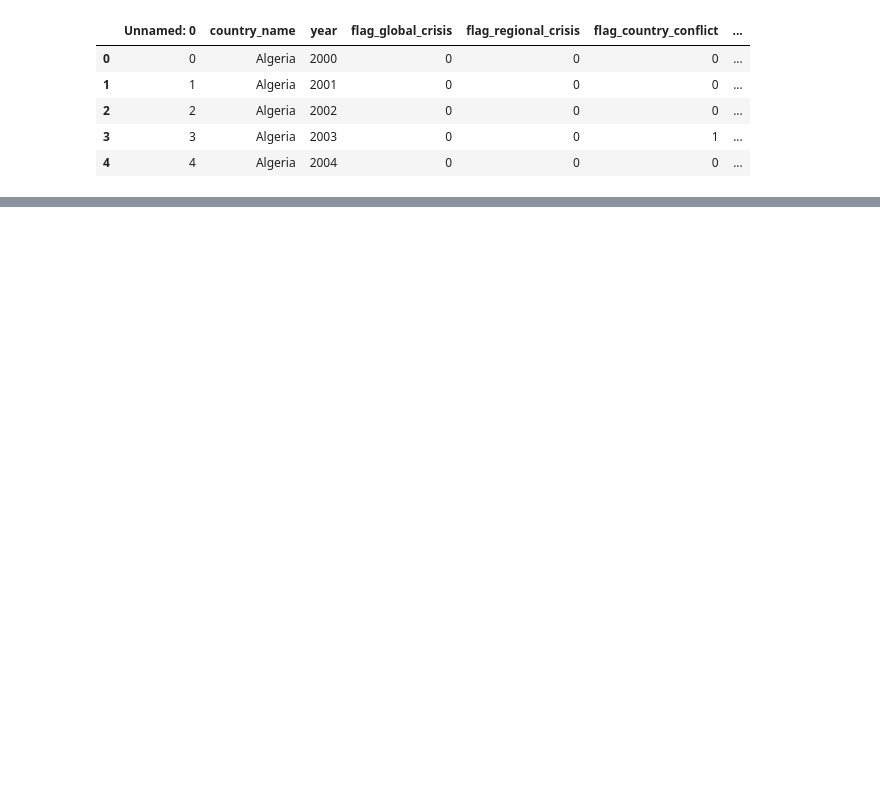
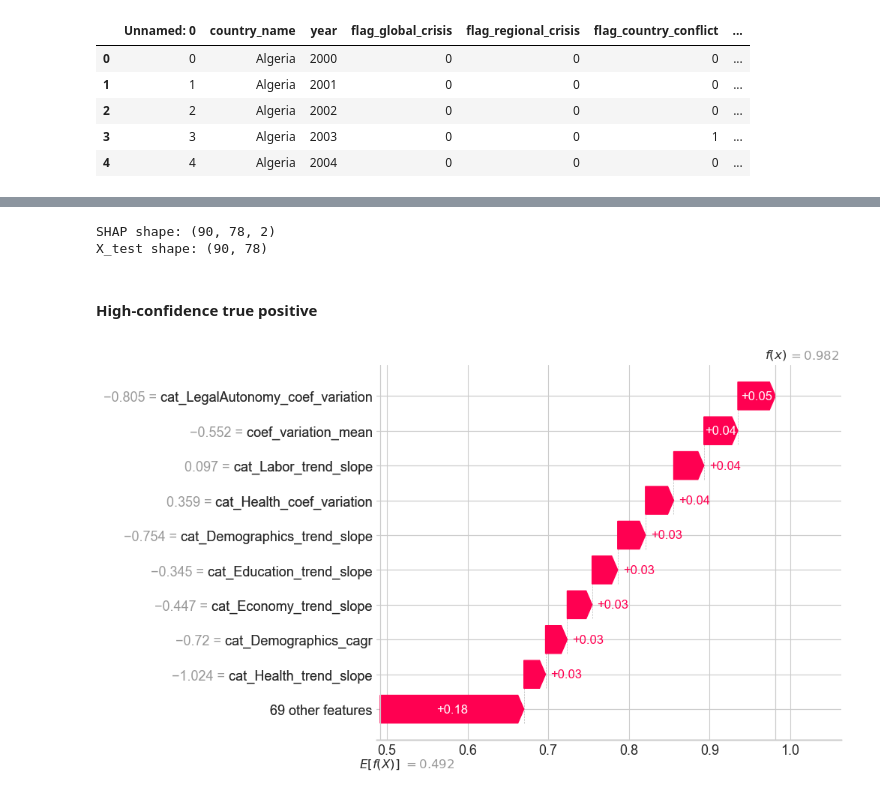
Before and after one commit to daniehben/worldbank-api-pipeline, a Jupyter notebook: notebooks/classification.ipynb, the cells around one changed output, grey strips where cells are left out. Cells and saved outputs as stored; diff of their text form; code cells hidden in the pictures; blank space fills up the shorter version.

```diff
--- a/notebooks/classification.ipynb
+++ b/notebooks/classification.ipynb
@@ -52,0 +793,19 @@ df.head()
+# %%
+# 1) High-confidence True Positive
+tp_high = cases[
+    (cases["y_true"] == 1) & (cases["y_pred"] == 1)
+].sort_values("p1", ascending=False).iloc[0]
+
+# 2) Borderline True Positive (lowest probability among positives)
+tp_borderline = cases[
+    (cases["y_true"] == 1) & (cases["y_pred"] == 1)
+].sort_values("p1", ascending=True).iloc[0]
+
+# 3) High-confidence True Negative
+tn_high = cases[
+    (cases["y_true"] == 0) & (cases["y_pred"] == 0)
+].sort_values("p1", ascending=True).iloc[0]
+
+print(tp_high)
+print(tp_borderline)
+print(tn_high)
@@ -52,0 +840,32 @@ df.head()
+# %%
+# SHAP values for all test samples (already class 1)
+shap_all = explainer.shap_values(X_test_transformed)
+
+print("SHAP shape:", shap_all.shape)
+print("X_test shape:", X_test_transformed.shape)
+# %% [output]
+SHAP shape: (90, 78, 2)
+X_test shape: (90, 78)
+# %%
+shap_pos = shap_all[:, :, 1]   # shape: (90, 78)
+# %%
+i_tp_high = cases.index.get_loc(tp_high.name)
+i_tp_border = cases.index.get_loc(tp_borderline.name)
+i_tn_high = cases.index.get_loc(tn_high.name)
+
+shap_tp_high = shap_pos[i_tp_high]
+shap_tp_border = shap_pos[i_tp_border]
+shap_tn_high = shap_pos[i_tn_high]
+# %% [markdown]
+#### High-confidence true positive
+# %%
+shap.plots.waterfall(
+    shap.Explanation(
+        values=shap_tp_high,
+        base_values=explainer.expected_value[1],
+        data=X_test_transformed[i_tp_high],
+        feature_names=feature_names
+    )
+)
+# %% [output]
+[figure, added]
```
Also changed, not shown: parts of 131 cells of this notebook, 8 other files.
